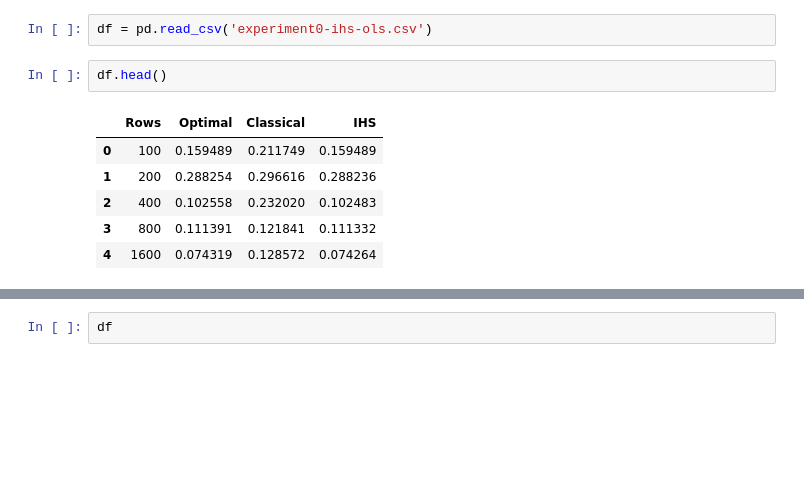
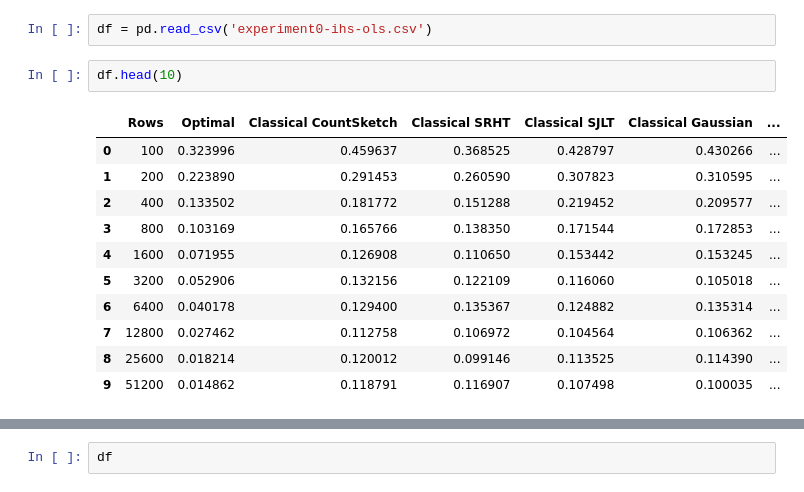
Before and after one commit to c-dickens/MatrixSketching, a Jupyter notebook: lib/experiment-scripts/results/Experiment0 Plots.ipynb, the cells around one changed output, grey strips where cells are left out. Drawn from its saved outputs; the diff is of its cells as text; blank space fills up the shorter version.

```diff
--- a/lib/experiment-scripts/results/Experiment0 Plots.ipynb
+++ b/lib/experiment-scripts/results/Experiment0 Plots.ipynb
@@ -10,14 +10,19 @@ import matplotlib.pyplot as plt
 # %%
 df = pd.read_csv('experiment0-ihs-ols.csv')
 # %%
-df.head()
+df.head(10)
 # %% [output]
-|  | Rows | Optimal | Classical | IHS |
-| 0 | 100 | 0.159489 | 0.211749 | 0.159489 |
-| 1 | 200 | 0.288254 | 0.296616 | 0.288236 |
-| 2 | 400 | 0.102558 | 0.232020 | 0.102483 |
-| 3 | 800 | 0.111391 | 0.121841 | 0.111332 |
-| 4 | 1600 | 0.074319 | 0.128572 | 0.074264 |
+|  | Rows | Optimal | Classical CountSketch | Classical SRHT | Classical SJLT | Classical Gaussian | ... |
+| 0 | 100 | 0.323996 | 0.459637 | 0.368525 | 0.428797 | 0.430266 | ... |
+| 1 | 200 | 0.223890 | 0.291453 | 0.260590 | 0.307823 | 0.310595 | ... |
+| 2 | 400 | 0.133502 | 0.181772 | 0.151288 | 0.219452 | 0.209577 | ... |
+| 3 | 800 | 0.103169 | 0.165766 | 0.138350 | 0.171544 | 0.172853 | ... |
+| 4 | 1600 | 0.071955 | 0.126908 | 0.110650 | 0.153442 | 0.153245 | ... |
+| 5 | 3200 | 0.052906 | 0.132156 | 0.122109 | 0.116060 | 0.105018 | ... |
+| 6 | 6400 | 0.040178 | 0.129400 | 0.135367 | 0.124882 | 0.135314 | ... |
+| 7 | 12800 | 0.027462 | 0.112758 | 0.106972 | 0.104564 | 0.106362 | ... |
+| 8 | 25600 | 0.018214 | 0.120012 | 0.099146 | 0.113525 | 0.114390 | ... |
+| 9 | 51200 | 0.014862 | 0.118791 | 0.116907 | 0.107498 | 0.100035 | ... |
 # %%
 fig,ax = plt.subplots(dpi=150)
 x = df['Rows']
```
Also changed, not shown: parts of 1 cell of this notebook, 5 other files.
